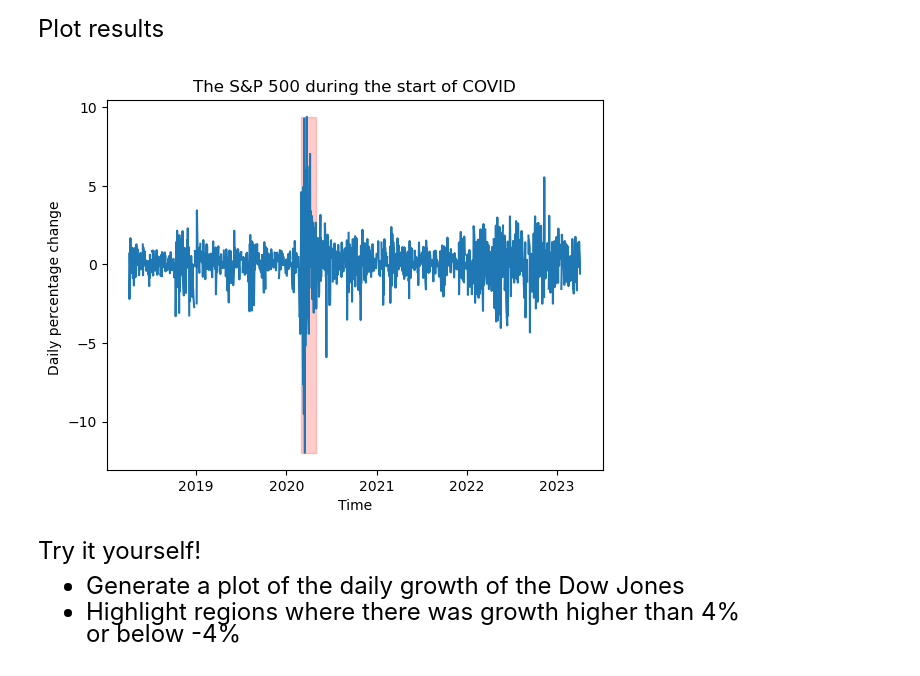
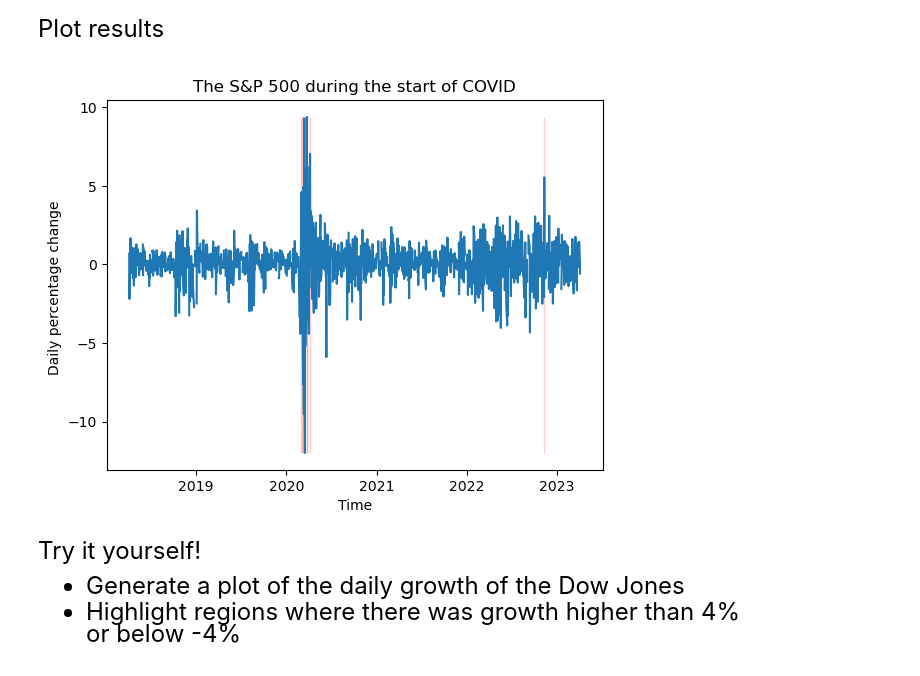
Before and after one commit to amanda-midd/qtm151spring2025, a Jupyter notebook: lecture_18/lecture_18.ipynb, the cells around one changed output. Saved outputs shown, nothing was run; the diff lists cells and outputs as text; code cells hidden in the pictures.

```diff
--- a/lecture_18/lecture_18.ipynb
+++ b/lecture_18/lecture_18.ipynb
@@ -264,7 +291,7 @@ subset_between = financial.query('date.between("2020-03-01","2020-05-01")')
 Flag observations
 # %%
 financial["bool_period"]  = financial["date"].between("2020-03-01","2020-05-01")
-financial["bool_example"] = financial["growth_sp500"] > 5
+financial["bool_example"] = financial["growth_sp500"] > 4
 # %% [markdown]
 <font size = "5">
 
@@ -272,26 +299,26 @@ Plot results
 # %%
 # Create a line plot
 plt.plot("date", "growth_sp500", data = financial)
 plt.xlabel("Time")
 plt.ylabel("Daily percentage change ")
 plt.title("The S&P 500 during the start of COVID")
 
 # Add a shaded region wth a rectangle
 # "x" is the x-coordinates, "y1" and "y2" are the lower
 # and upper bounds of the rectangle. We can set this
 # to be the minimum and meximum of the outcome.
 # we use "where" to test a logical condition
 
 vec_y = financial["growth_sp500"]
 plt.fill_between(x= financial["date"],
                  y1 = vec_y.min(),
                  y2 = vec_y.max(),
-                 where = financial["bool_period"],
+                 where = financial["bool_example"],
                  alpha = 0.2,color = "red")
 
 plt.show()
 # %% [output]
-[figure, old version]
+[figure, new version]
 # %% [markdown]
 <font size = "5">
 
```
Also changed, not shown: parts of 11 cells of this notebook, 1 other file.
